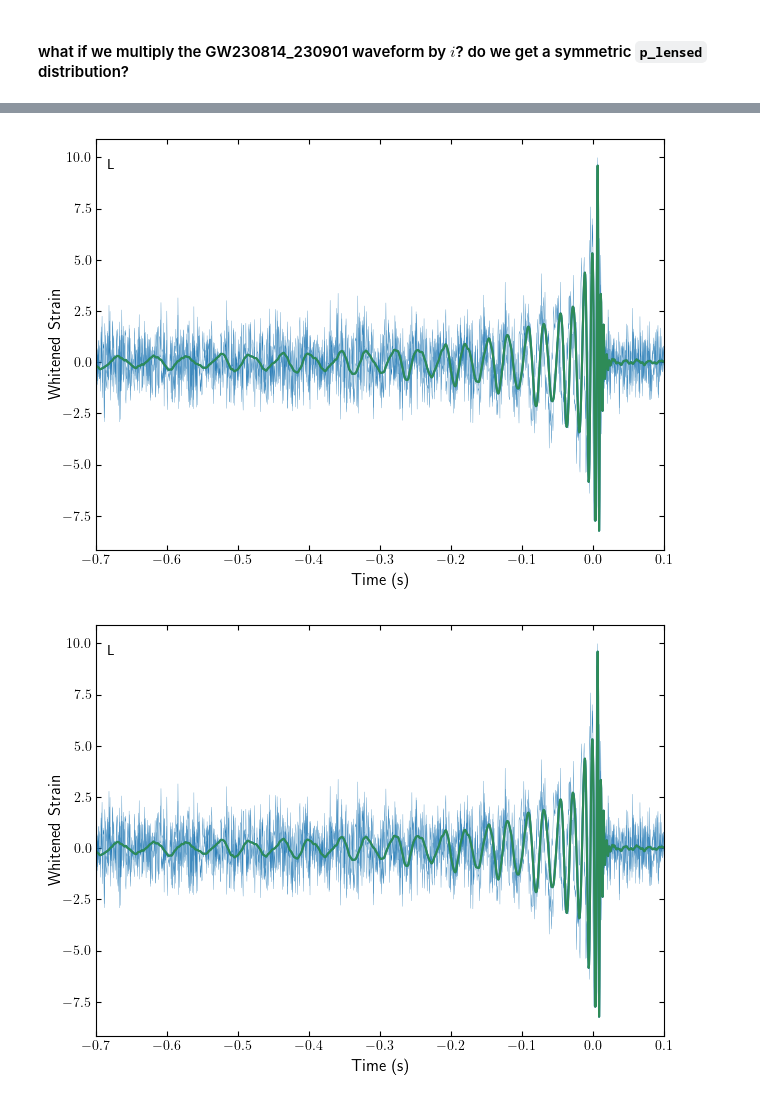
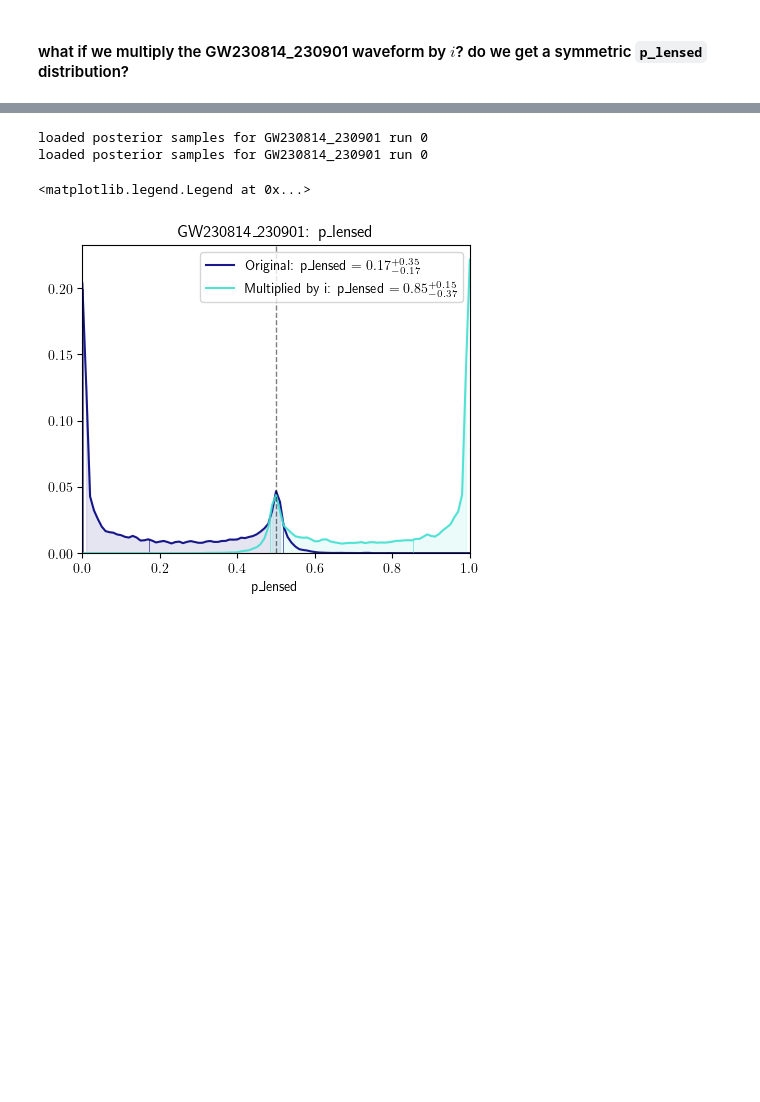
Before and after one commit to abbyw24/gw-parameter-estimation, a Jupyter notebook: notebooks/PE_results_lensing.ipynb, the cells around one changed output, grey strips where cells are left out. Saved outputs shown, nothing was run; the diff lists cells and outputs as text; code cells hidden in the pictures; blank space fills up the shorter version.

```diff
--- a/notebooks/PE_results_lensing.ipynb
+++ b/notebooks/PE_results_lensing.ipynb
@@ -253,6 +200,48 @@ Set mchirp_range = (np.float64(18.759317821078554), np.float64(96.04621355685582
-# %%
-posterior.likelihood.plot_whitened_wf(posterior.likelihood.par_dic_0)
-posterior_lensed.likelihood.plot_whitened_wf(posterior_lensed.likelihood.par_dic_0, fig=plt.gcf(), color='seagreen')
-# %% [output]
-[figure, removed]
-[figure, removed]
+# %%
+eventname = 'GW230814_230901'
+
+# load the results for the original event data to compare
+resdir = '../data/pe_runs_lensing/IntrinsicLVCPrior'
+event_path = os.path.join(resdir, eventname)
+samples, _ = load_posterior_samples(eventname, event_path)
+
+# and now load the results for the strain data multiplied by i
+resdir = '../data/pe_runs_lensing/multiplied_by_i/IntrinsicLVCPrior'
+event_path = os.path.join(resdir, eventname)
+samples_i, _ = load_posterior_samples(eventname, event_path)
+# %% [output]
+loaded posterior samples for GW230814_230901 run 0
+loaded posterior samples for GW230814_230901 run 0
+# %%
+fig, ax = plt.subplots(figsize=(5,4))
+cs = ['navy', 'turquoise']
+labels = ['Original: p_lensed', 'Multiplied by i: p_lensed']
+for i, samples_ in enumerate([samples, samples_i]):
+    cp = cogwheel.gw_plotting.CornerPlot(
+        samples_, params=['p_lensed'], tail_probability=1e-4
+    )
+    hist, edges = np.histogram(samples_['p_lensed'], bins=100,
+                                weights=samples_['weights'])
+    # we want the pdf at edges, not midpoints:
+    pdf = np.array([hist[0], *(hist[1:] + hist[:-1]) / 2, hist[-1]])
+
+    # vlines
+    median, *span = cp._get_median_and_central_interval('p_lensed')
+    for val in (median, *span):
+        ax.plot([val] * 2, [0, np.interp(val, edges, pdf)], c=cs[i], alpha=0.8, lw=0.5)
+    idx = (edges > span[0]) & (edges < span[1])
+    ax.fill_between(edges[idx], np.zeros_like(pdf[idx]), pdf[idx], color=cs[i], alpha=0.1)
+    val_err_str = '${}={}$' + latex_val_err(median, np.subtract(median, span))
+
+    # plot the histogram
+    ax.plot(edges, pdf, c=cs[i], alpha=0.9, label=labels[i] + val_err_str)
+
+ax.axvline(0.5, c='k', alpha=0.5, ls='--', lw=1.)
+ax.set_xlabel('p_lensed')
+ax.set_xlim(0., 1.)
+ax.set_ylim(0., None)
+ax.set_title(f"{eventname}: p_lensed")
+ax.legend()
+# %% [output]
+<matplotlib.legend.Legend at 0x...>
+[figure, added]
```
Also changed, not shown: parts of 12 cells of this notebook, 7 other files.
